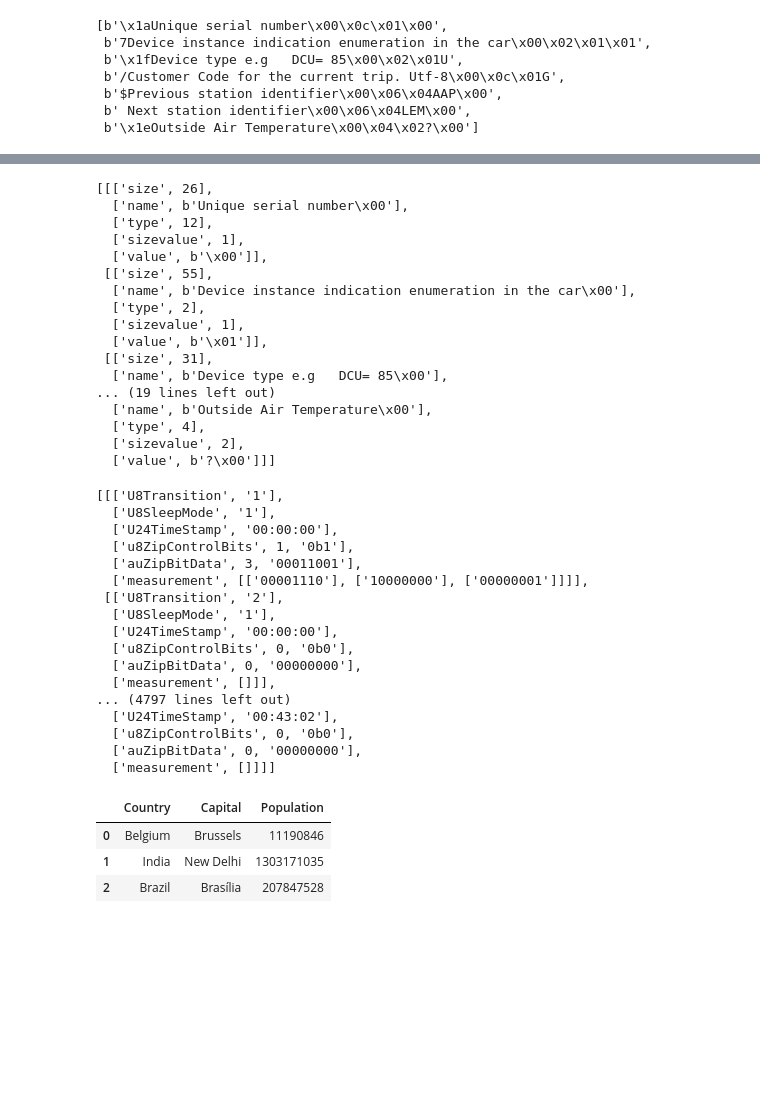
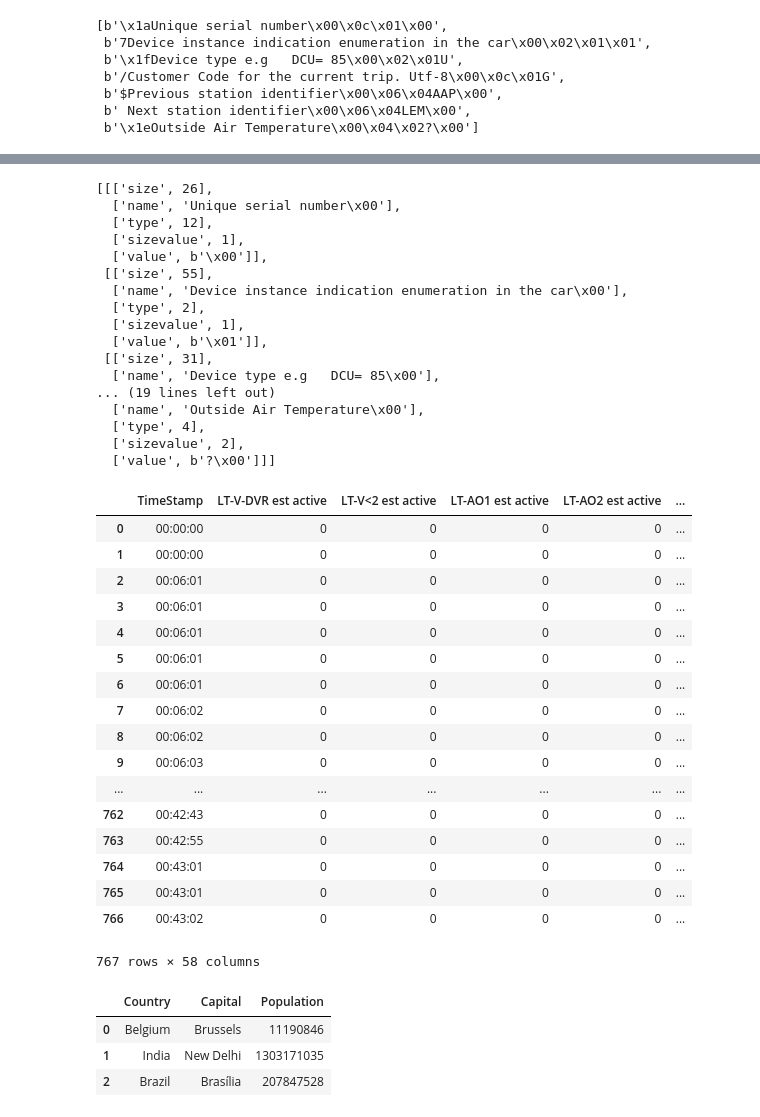
Before and after one commit to ikos-consulting/decodeDoor, a Jupyter notebook: decodeur.ipynb, the cells around one changed output, grey strips where cells are left out. Saved outputs shown, nothing was run; the diff lists cells and outputs as text; code cells hidden in the pictures; blank space fills up the shorter version.

Commit message:
Rearrange format value

```diff
--- a/decodeur.ipynb
+++ b/decodeur.ipynb
@@ -129,6 +129,13 @@ class InputData:
             subframe.append(['bitposition',element[-2]])
             subframe.append(['sampleposition',element[-1]])
 
+            if element[-1] < self.nb_oct_allocated_IOs:
+                subframe.append(['signal_type','IO'])
+            elif element[-1] < (self.nb_oct_allocated_analogs + self.nb_oct_allocated_IOs):
+                subframe.append(['signal_type','Analog'])
+            else:
+                subframe.append(['signal_type','File error'])
+
             self.datasize.append(switchtype(element[-3]))
             self.data_oct_position.append(element[-1])
             self.data_byte_position.append(element[-2])
@@ -141,7 +148,7 @@ class InputData:
 
             #the name of each variable end with \x00
             index = element.find(b'\x00')
-            subframe.append(['name',element[1:index+1]])
+            subframe.append(['name',element[1:index+1].decode('latin-1')])
             subframe.append(['type',element[index+1]])
             subframe.append(['sizevalue',element[index+2]])
             subframe.append(['value',element[index+3:index+3 + element[index+2]]])
@@ -232,14 +239,17 @@ class InputData:
                 for j in range(len(index_list)):
 
                     ## data:  int -> bin -> fullbin -> flip because the bin is read from left to right
-                    new_write = octetfull(self.measurement_data[i][5][-1][j][0])
+                    new_write = self.measurement_data[i][5][-1][j][0]
 
                     ### rewrite the chosen octet
                     dataline = dataline[0:index_list[j]*8] + new_write[::-1] + dataline[index_list[j]*8+8:]
+                    print(self.measurement_data[i][4][1])
+                    print('Data = ' + dataline)
 
                     dataline_list = []
 
                     ### we need to arrange the data according to their format.
+                    ## REARRANGE THIS ##
                     for k in range(len(self.datasize)):
 
                         dataline_element = dataline[(self.data_oct_position[k]*8+self.data_byte_position[k]):(self.data_oct_position[k]*8 + self.data_byte_position[k])+self.datasize[k]][::-1]
@@ -316,42 +352,22 @@ df
 data.spec_header_variable
 # %% [output]
 [[['size', 26],
-  ['name', b'Unique serial number\x00'],
+  ['name', 'Unique serial number\x00'],
   ['type', 12],
   ['sizevalue', 1],
   ['value', b'\x00']],
  [['size', 55],
-  ['name', b'Device instance indication enumeration in the car\x00'],
+  ['name', 'Device instance indication enumeration in the car\x00'],
   ['type', 2],
   ['sizevalue', 1],
   ['value', b'\x01']],
  [['size', 31],
-  ['name', b'Device type e.g   DCU= 85\x00'],
+  ['name', 'Device type e.g   DCU= 85\x00'],
 ... (19 lines left out)
-  ['name', b'Outside Air Temperature\x00'],
+  ['name', 'Outside Air Temperature\x00'],
   ['type', 4],
   ['sizevalue', 2],
   ['value', b'?\x00']]]
-# %%
-data.measurement_data
-# %% [output]
-[[['U8Transition', '1'],
-  ['U8SleepMode', '1'],
-  ['U24TimeStamp', '00:00:00'],
-  ['u8ZipControlBits', 1, '0b1'],
-  ['auZipBitData', 3, '00011001'],
-  ['measurement', [['00001110'], ['10000000'], ['00000001']]]],
- [['U8Transition', '2'],
-  ['U8SleepMode', '1'],
-  ['U24TimeStamp', '00:00:00'],
-  ['u8ZipControlBits', 0, '0b0'],
-  ['auZipBitData', 0, '00000000'],
-  ['measurement', []]],
-... (4797 lines left out)
-  ['U24TimeStamp', '00:43:02'],
-  ['u8ZipControlBits', 0, '0b0'],
-  ['auZipBitData', 0, '00000000'],
-  ['measurement', []]]]
 # %%
 #Create End DataFrame and Stores TimeStamp
 final_data = pd.DataFrame(columns={'TimeStamp'})
@@ -361,6 +377,42 @@ while ind < nb_ech :
     timestamp.append(data.measurement_data[:][ind][2][1])
     ind = ind + 1
 final_data['TimeStamp'] = timestamp
+# %%
+#Put sample_variable as columns in DF
+index = 0
+while index < len(data.sample_variable):
+    label = data.sample_variable[index][1][1].replace('\x00','')
+    final_data[label] = 0
+    index = index + 1
+# %%
+#Put spec_header_variables as columns in DF
+i = 0
+while i < len(data.spec_header_variable):
+    label = data.spec_header_variable[i][1][1].replace('\x00','')
+    final_data[label] = 0
+    i = i + 1
+# %%
+#Check data shape
+final_data
+# %% [output]
+|  | TimeStamp | LT-V-DVR est active | LT-V<2 est active | LT-AO1 est active | LT-AO2 est active | ... |
+| 0 | 00:00:00 | 0 | 0 | 0 | 0 | ... |
+| 1 | 00:00:00 | 0 | 0 | 0 | 0 | ... |
+| 2 | 00:06:01 | 0 | 0 | 0 | 0 | ... |
+| 3 | 00:06:01 | 0 | 0 | 0 | 0 | ... |
+| 4 | 00:06:01 | 0 | 0 | 0 | 0 | ... |
+| 5 | 00:06:01 | 0 | 0 | 0 | 0 | ... |
+| 6 | 00:06:01 | 0 | 0 | 0 | 0 | ... |
+| 7 | 00:06:02 | 0 | 0 | 0 | 0 | ... |
+| 8 | 00:06:02 | 0 | 0 | 0 | 0 | ... |
+| 9 | 00:06:03 | 0 | 0 | 0 | 0 | ... |
+| ... | ... | ... | ... | ... | ... | ... |
+| 762 | 00:42:43 | 0 | 0 | 0 | 0 | ... |
+| 763 | 00:42:55 | 0 | 0 | 0 | 0 | ... |
+| 764 | 00:43:01 | 0 | 0 | 0 | 0 | ... |
+| 765 | 00:43:01 | 0 | 0 | 0 | 0 | ... |
+| 766 | 00:43:02 | 0 | 0 | 0 | 0 | ... |
+767 rows × 58 columns
 # %%
 #Export Final File as CSV
 final_data.to_csv('door_data.csv', index=False)
```
Also changed, not shown: parts of 7 cells of this notebook.
